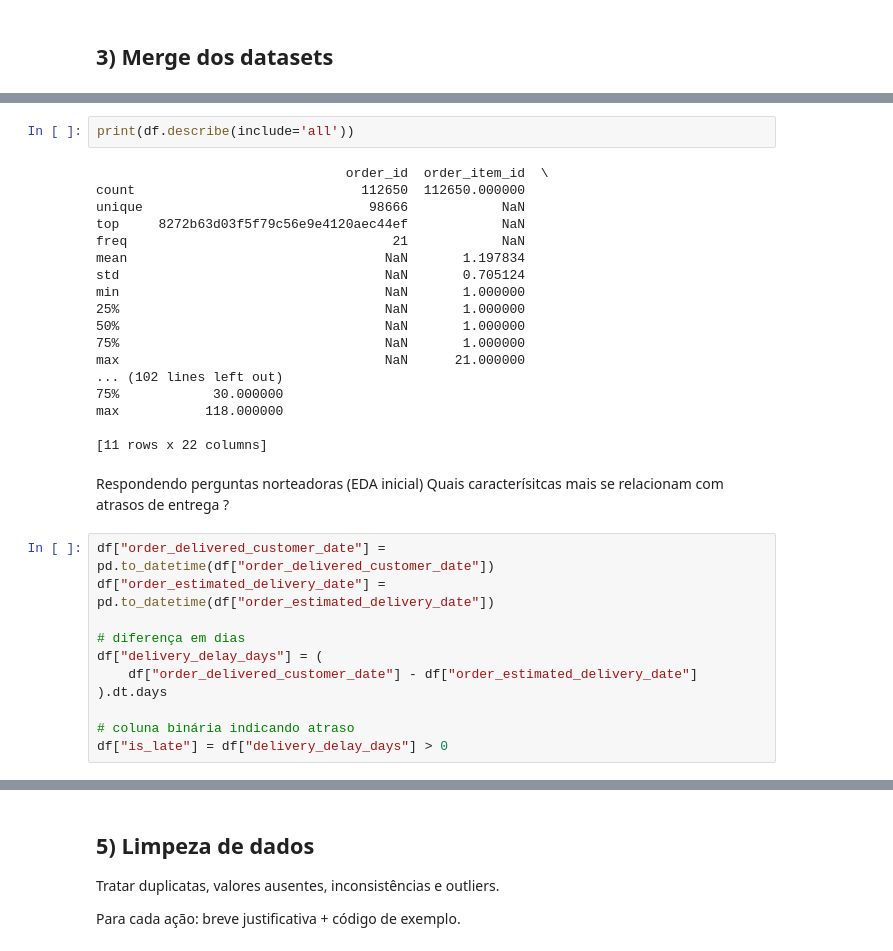
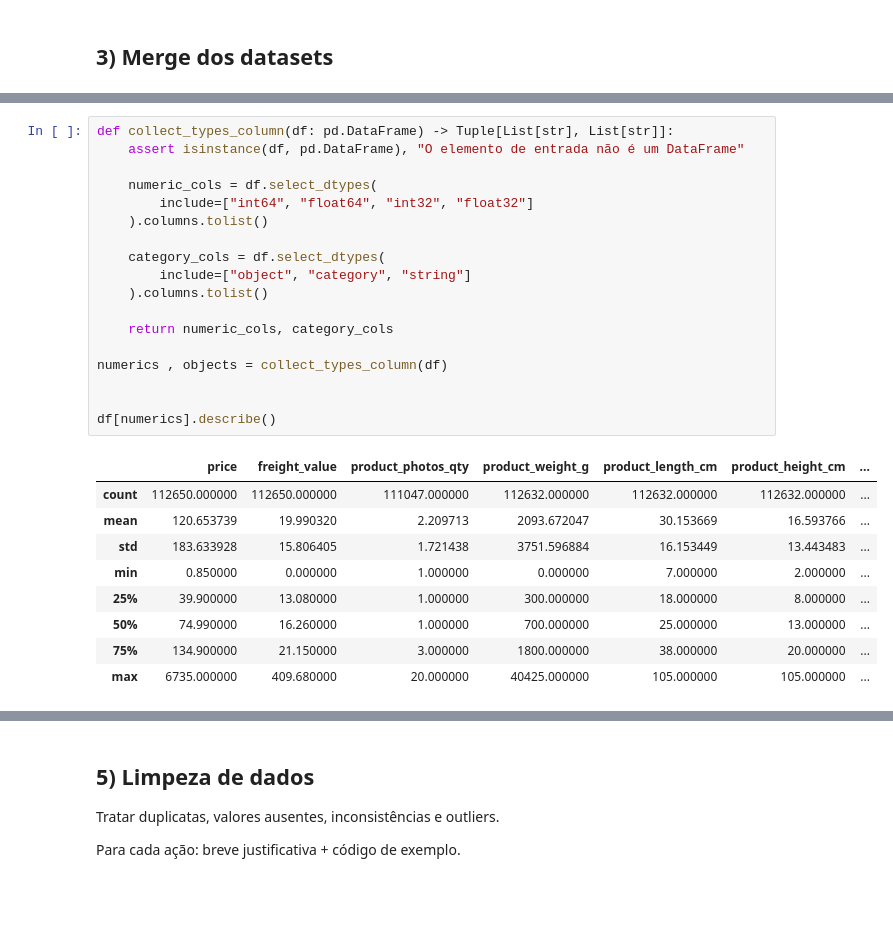
Before and after one commit to saulopietro/saulopietro-Projeto-Analise-Exploratoria--Saulo-Davi-, a Jupyter notebook: analysis_notebook_final.ipynb, the cells around one changed output, grey strips where cells are left out. Cells and saved outputs as stored; diff of their text form; blank space fills up the shorter version.

```diff
--- a/analysis_notebook_final.ipynb
+++ b/analysis_notebook_final.ipynb
@@ -145,35 +165,29 @@ order_purchase_timestamp            0
 dtype: int64
 # %%
-print(df.describe(include='all'))
+def collect_types_column(df: pd.DataFrame) -> Tuple[List[str], List[str]]:
+    assert isinstance(df, pd.DataFrame), "O elemento de entrada não é um DataFrame"
+
+    numeric_cols = df.select_dtypes(
+        include=["int64", "float64", "int32", "float32"]
+    ).columns.tolist()
+
+    category_cols = df.select_dtypes(
+        include=["object", "category", "string"]
+    ).columns.tolist()
+
+    return numeric_cols, category_cols
+
+numerics , objects = collect_types_column(df)
+
+
+df[numerics].describe()
 # %% [output]
-                                order_id  order_item_id  \
-count                             112650  112650.000000
-unique                             98666            NaN
-top     8272b63d03f5f79c56e9e4120aec44ef            NaN
-freq                                  21            NaN
-mean                                 NaN       1.197834
-std                                  NaN       0.705124
-min                                  NaN       1.000000
-25%                                  NaN       1.000000
-50%                                  NaN       1.000000
-75%                                  NaN       1.000000
-max                                  NaN      21.000000
-... (102 lines left out)
-75%            30.000000
-max           118.000000
-
-[11 rows x 22 columns]
+|  | price | freight_value | product_photos_qty | product_weight_g | product_length_cm | product_height_cm | ... |
+| count | 112650.000000 | 112650.000000 | 111047.000000 | 112632.000000 | 112632.000000 | 112632.000000 | ... |
+| mean | 120.653739 | 19.990320 | 2.209713 | 2093.672047 | 30.153669 | 16.593766 | ... |
+| std | 183.633928 | 15.806405 | 1.721438 | 3751.596884 | 16.153449 | 13.443483 | ... |
+| min | 0.850000 | 0.000000 | 1.000000 | 0.000000 | 7.000000 | 2.000000 | ... |
+| 25% | 39.900000 | 13.080000 | 1.000000 | 300.000000 | 18.000000 | 8.000000 | ... |
+| 50% | 74.990000 | 16.260000 | 1.000000 | 700.000000 | 25.000000 | 13.000000 | ... |
+| 75% | 134.900000 | 21.150000 | 3.000000 | 1800.000000 | 38.000000 | 20.000000 | ... |
+| max | 6735.000000 | 409.680000 | 20.000000 | 40425.000000 | 105.000000 | 105.000000 | ... |
-# %% [markdown]
-Respondendo perguntas norteadoras (EDA inicial)
-Quais caracterísitcas mais se relacionam com atrasos de entrega ?
-# %%
-df["order_delivered_customer_date"] = pd.to_datetime(df["order_delivered_customer_date"])
-df["order_estimated_delivery_date"] = pd.to_datetime(df["order_estimated_delivery_date"])
-
-# diferença em dias
-df["delivery_delay_days"] = (
-    df["order_delivered_customer_date"] - df["order_estimated_delivery_date"]
-).dt.days
-
-# coluna binária indicando atraso
-df["is_late"] = df["delivery_delay_days"] > 0
```
Also changed, not shown: parts of 33 cells of this notebook, 3 other files.
